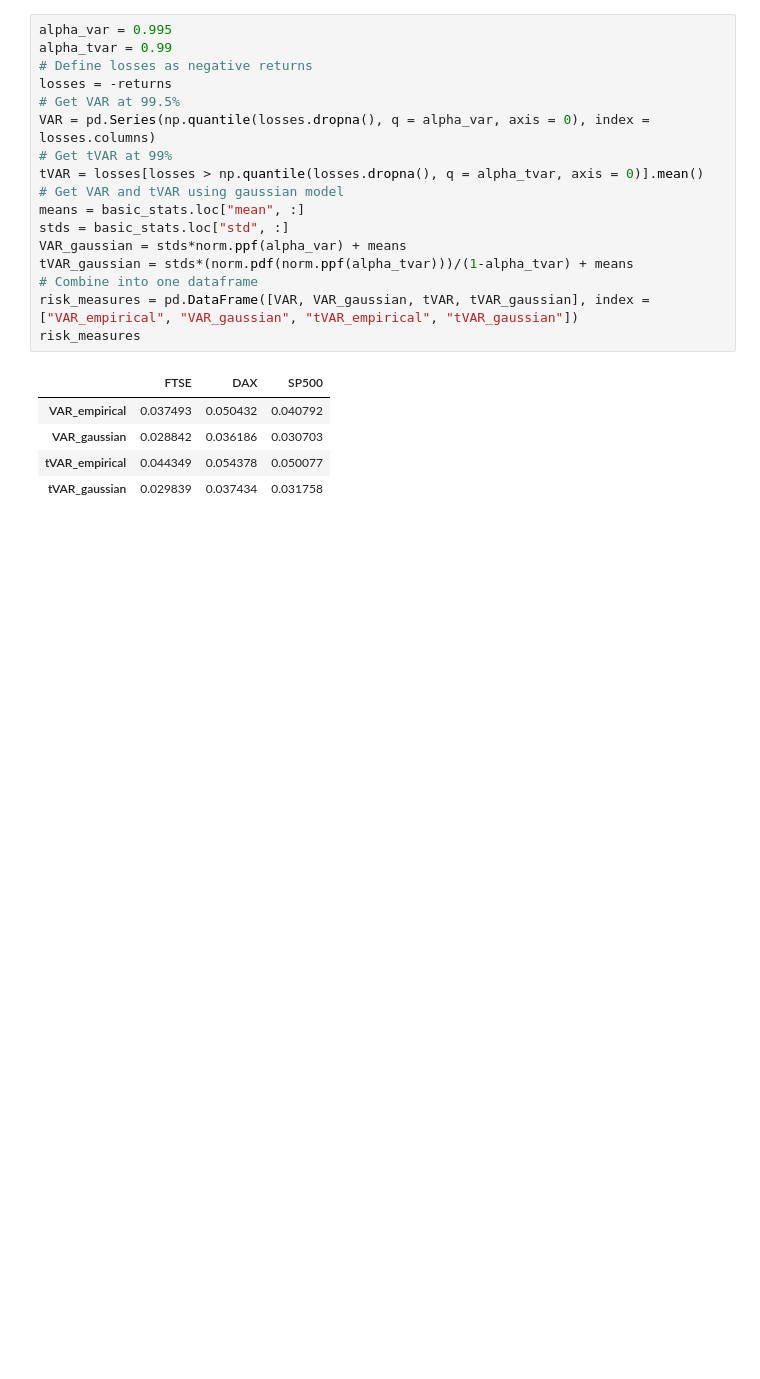
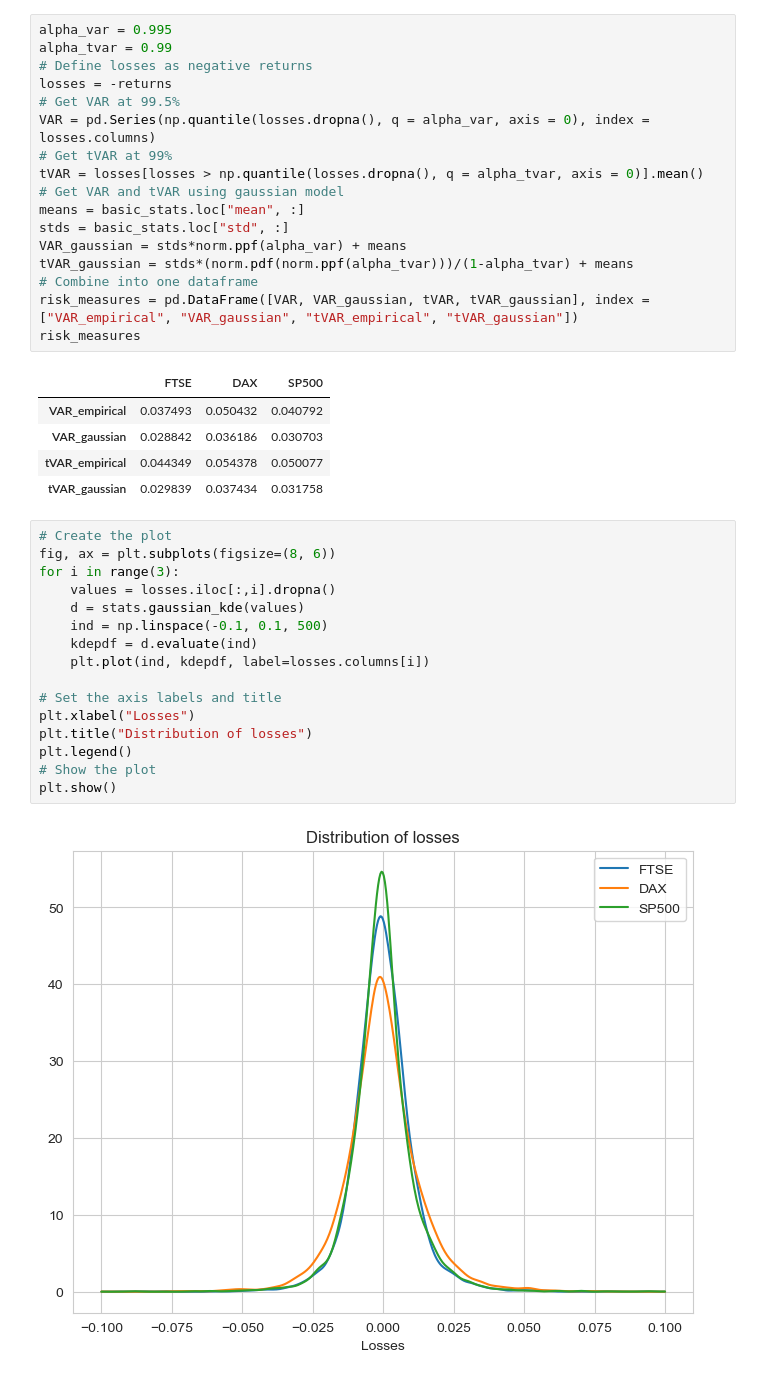
Before and after one commit to oskargirardin/QRM_Project, a Jupyter notebook: final_project.ipynb, the cells around one changed output. Saved outputs shown, nothing was run; the diff lists cells and outputs as text; blank space fills up the shorter version.

```diff
--- a/final_project.ipynb
+++ b/final_project.ipynb
@@ -145,3 +148,21 @@ risk_measures
 | VAR_gaussian | 0.028842 | 0.036186 | 0.030703 |
 | tVAR_empirical | 0.044349 | 0.054378 | 0.050077 |
 | tVAR_gaussian | 0.029839 | 0.037434 | 0.031758 |
+# %%
+# Create the plot
+fig, ax = plt.subplots(figsize=(8, 6))
+for i in range(3):
+    values = losses.iloc[:,i].dropna()
+    d = stats.gaussian_kde(values)
+    ind = np.linspace(-0.1, 0.1, 500)
+    kdepdf = d.evaluate(ind)
+    plt.plot(ind, kdepdf, label=losses.columns[i])
+
+# Set the axis labels and title
+plt.xlabel("Losses")
+plt.title("Distribution of losses")
+plt.legend()
+# Show the plot
+plt.show()
+# %% [output]
+[figure, added]
```
Also changed, not shown: parts of 17 cells of this notebook.
